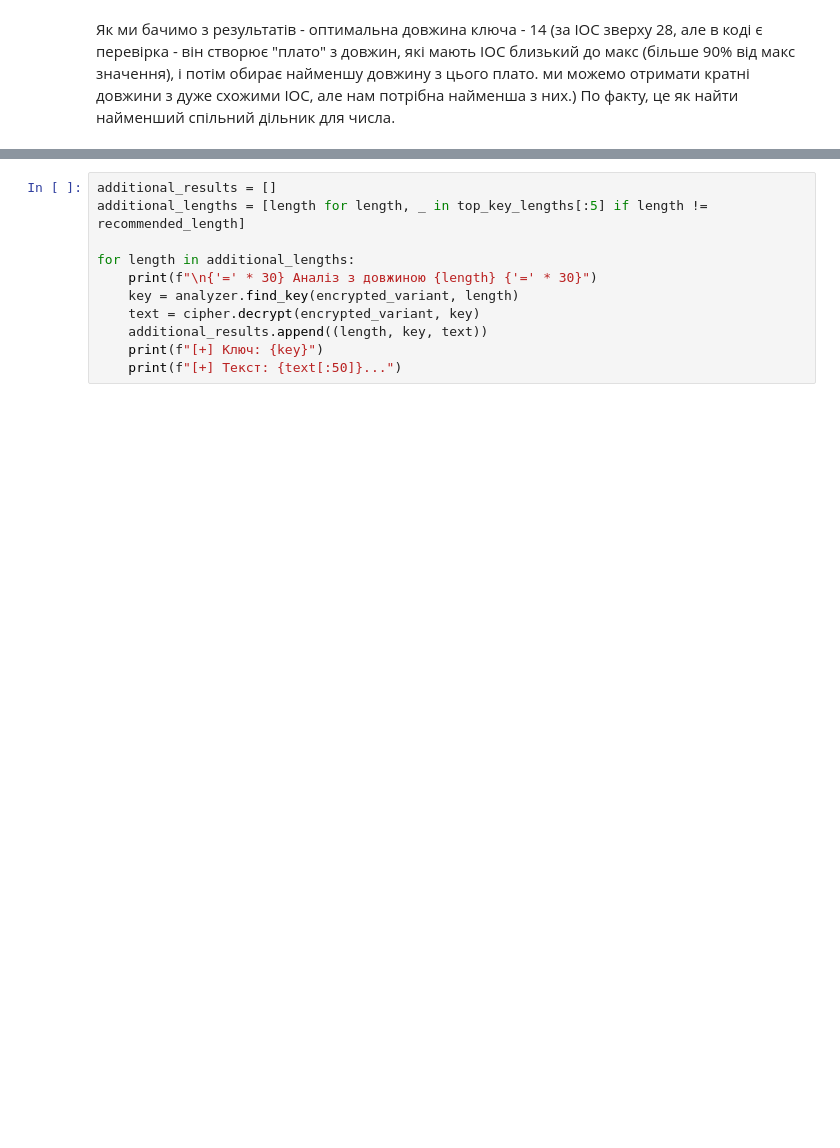
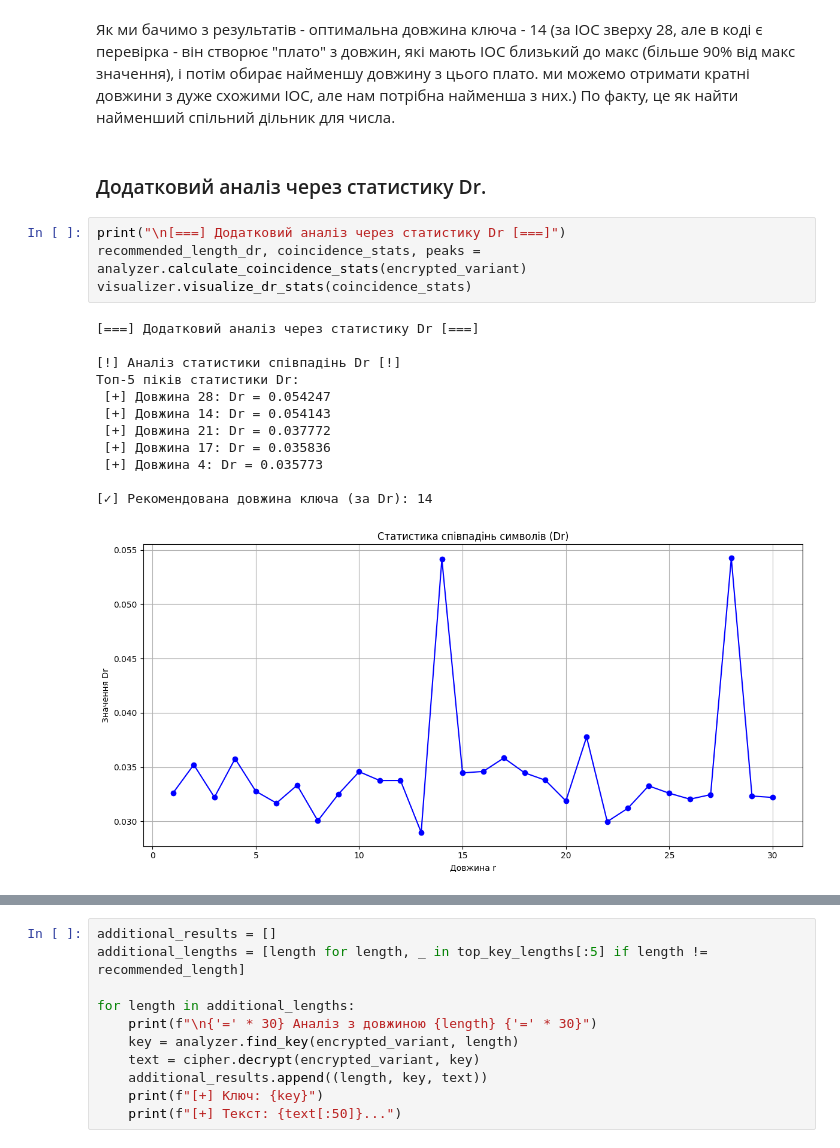
Before and after one commit to voronaizsela/crypro-24-25, a Jupyter notebook: lab2/lab_2_demonstrate.ipynb, the cells around one changed output, grey strips where cells are left out. Cells and saved outputs as stored; diff of their text form; blank space fills up the shorter version.

Commit message:
Додали обрахунок довжини ключа через Dr
Додали обрахунок довжини ключа через Dr. Також оновили протокол.

```diff
--- a/lab2/lab_2_demonstrate.ipynb
+++ b/lab2/lab_2_demonstrate.ipynb
@@ -161,3 +161,22 @@ print(f"[+] Розшифрований текст (перші 50 символі
 [+] Розшифрований текст (перші 50 символів): какясмогэтосделатьспросилгесерипочемуэтогонесмогсд...
 # %% [markdown]
 Як ми бачимо з результатів - оптимальна довжина ключа - 14 (за ІОС зверху 28, але в коді є перевірка - він створює "плато" з довжин, які мають IOC близький до макс (більше 90% від макс значення), і потім обирає найменшу довжину з цього плато. ми можемо отримати кратні довжини з дуже схожими IOC, але нам потрібна найменша з них.) По факту, це як найти найменший спільний дільник для числа.
+# %% [markdown]
+<h3>Додатковий аналіз через статистику Dr.</h3>
+# %%
+print("\n[===] Додатковий аналіз через статистику Dr [===]")
+recommended_length_dr, coincidence_stats, peaks = analyzer.calculate_coincidence_stats(encrypted_variant)
+visualizer.visualize_dr_stats(coincidence_stats)
+# %% [output]
+[===] Додатковий аналіз через статистику Dr [===]
+
+[!] Аналіз статистики співпадінь Dr [!]
+Топ-5 піків статистики Dr:
+ [+] Довжина 28: Dr = 0.054247
+ [+] Довжина 14: Dr = 0.054143
+ [+] Довжина 21: Dr = 0.037772
+ [+] Довжина 17: Dr = 0.035836
+ [+] Довжина 4: Dr = 0.035773
+
+[✓] Рекомендована довжина ключа (за Dr): 14
+[figure, added]
```
Also changed, not shown: parts of 7 cells of this notebook, 3 other files.
